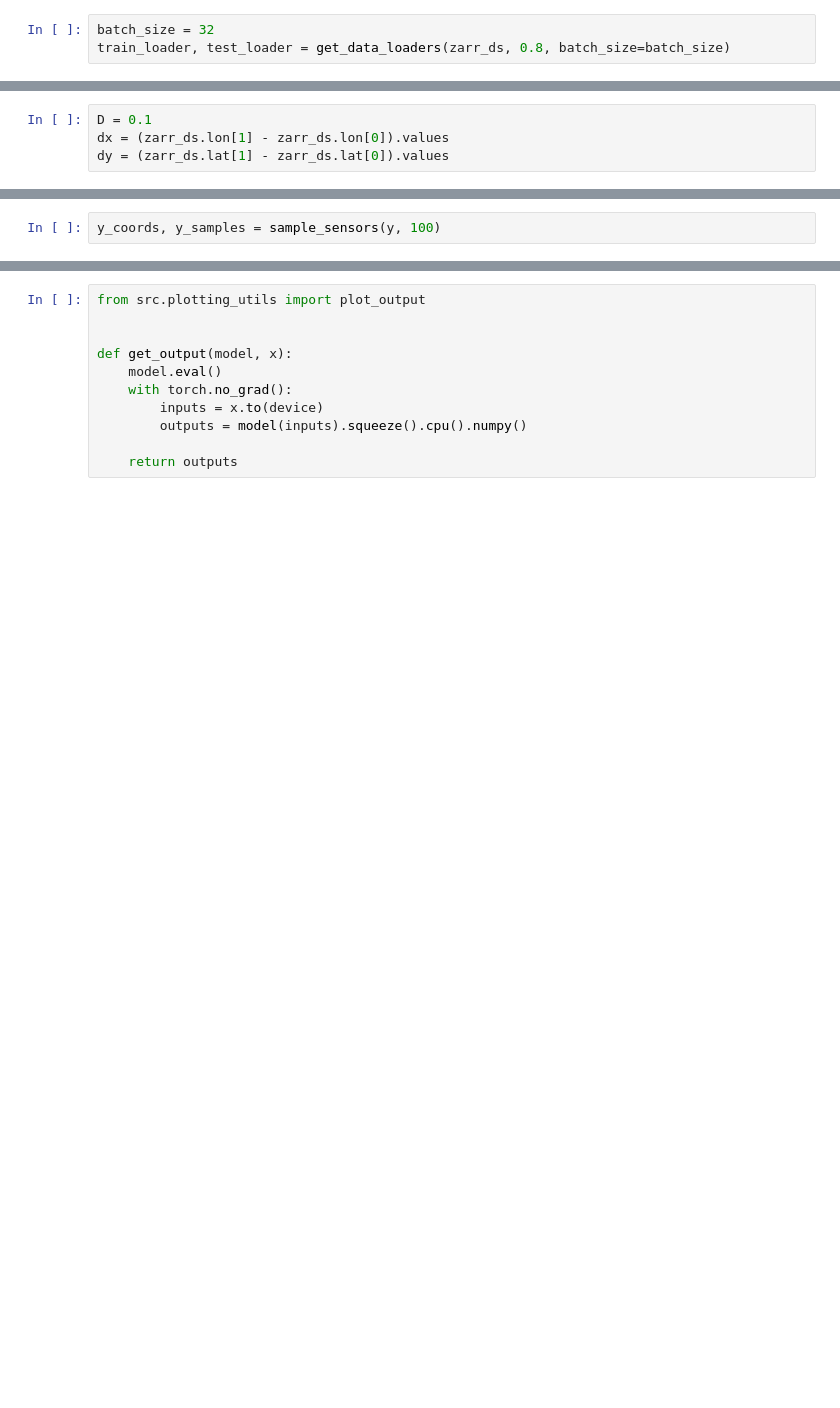
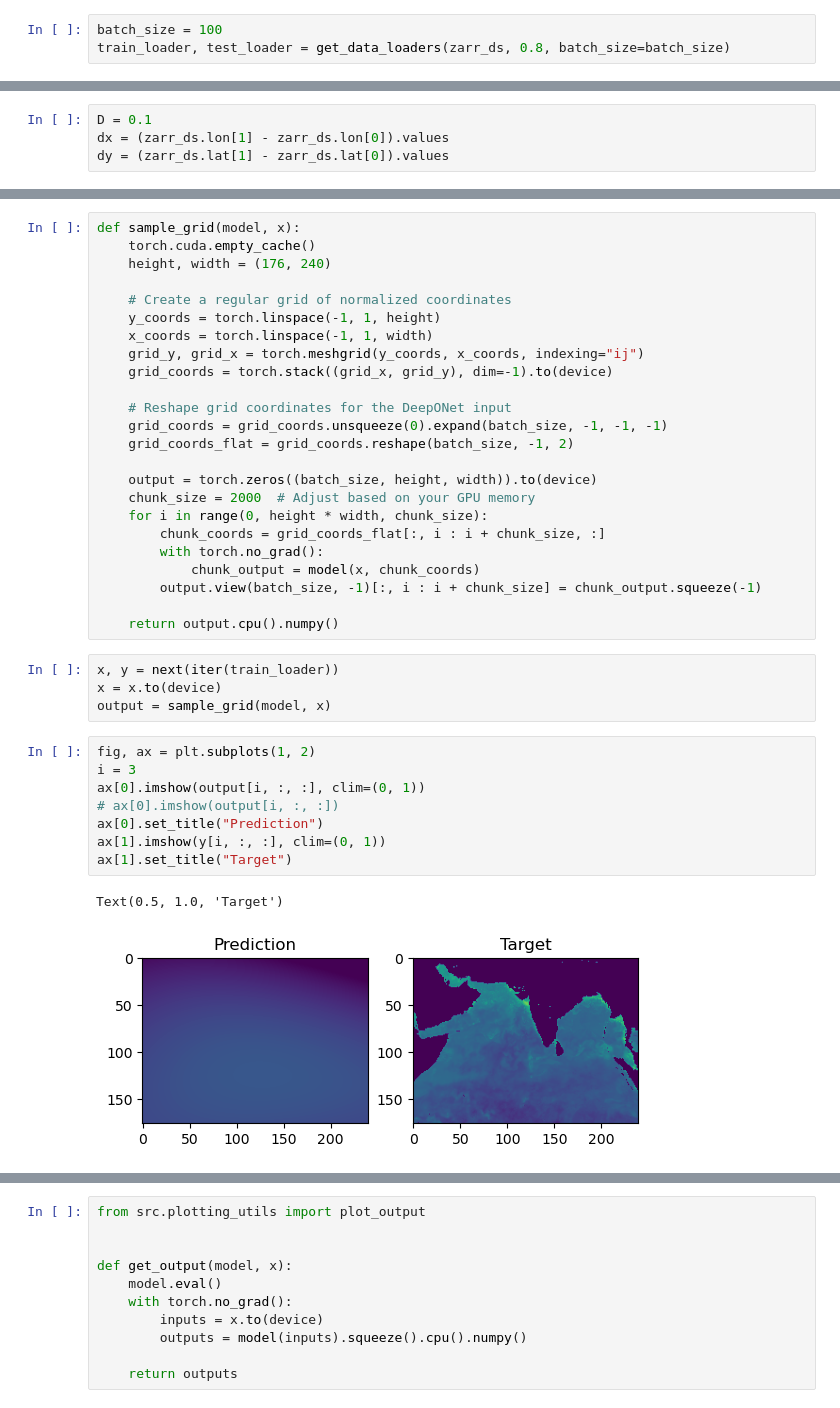
Before and after one commit to ocean-satellite-tools/mind-the-chl-gap-2024, a Jupyter notebook: notebooks/CHL_DeepONet.ipynb, the cells around one changed output, grey strips where cells are left out. Cells and saved outputs as stored; diff of their text form; blank space fills up the shorter version.

Commit message:
Think DeepONet is ready! Working on model architecture specifics and hyperparams to get good results

```diff
--- a/notebooks/CHL_DeepONet.ipynb
+++ b/notebooks/CHL_DeepONet.ipynb
@@ -28,5 +29,5 @@ time_end = "2022-12-31"
 
 zarr_ds = load_data(data_dir, time_start=time_start, time_end=time_end)
 # %%
-batch_size = 32
+batch_size = 100
 train_loader, test_loader = get_data_loaders(zarr_ds, 0.8, batch_size=batch_size)
@@ -258,2 +39,0 @@ from torch.optim.lr_scheduler import ReduceLROnPlateau
-# %%
-y_coords, y_samples = sample_sensors(y, 100)
@@ -278,0 +88,39 @@ train_losses, test_losses = train(
+# %%
+def sample_grid(model, x):
+    torch.cuda.empty_cache()
+    height, width = (176, 240)
+
+    # Create a regular grid of normalized coordinates
+    y_coords = torch.linspace(-1, 1, height)
+    x_coords = torch.linspace(-1, 1, width)
+    grid_y, grid_x = torch.meshgrid(y_coords, x_coords, indexing="ij")
+    grid_coords = torch.stack((grid_x, grid_y), dim=-1).to(device)
+
+    # Reshape grid coordinates for the DeepONet input
+    grid_coords = grid_coords.unsqueeze(0).expand(batch_size, -1, -1, -1)
+    grid_coords_flat = grid_coords.reshape(batch_size, -1, 2)
+
+    output = torch.zeros((batch_size, height, width)).to(device)
+    chunk_size = 2000  # Adjust based on your GPU memory
+    for i in range(0, height * width, chunk_size):
+        chunk_coords = grid_coords_flat[:, i : i + chunk_size, :]
+        with torch.no_grad():
+            chunk_output = model(x, chunk_coords)
+        output.view(batch_size, -1)[:, i : i + chunk_size] = chunk_output.squeeze(-1)
+
+    return output.cpu().numpy()
+# %%
+x, y = next(iter(train_loader))
+x = x.to(device)
+output = sample_grid(model, x)
+# %%
+fig, ax = plt.subplots(1, 2)
+i = 3
+ax[0].imshow(output[i, :, :], clim=(0, 1))
+# ax[0].imshow(output[i, :, :])
+ax[0].set_title("Prediction")
+ax[1].imshow(y[i, :, :], clim=(0, 1))
+ax[1].set_title("Target")
+# %% [output]
+Text(0.5, 1.0, 'Target')
+[figure, added]
```
Also changed, not shown: parts of 13 cells of this notebook, 2 other files.
